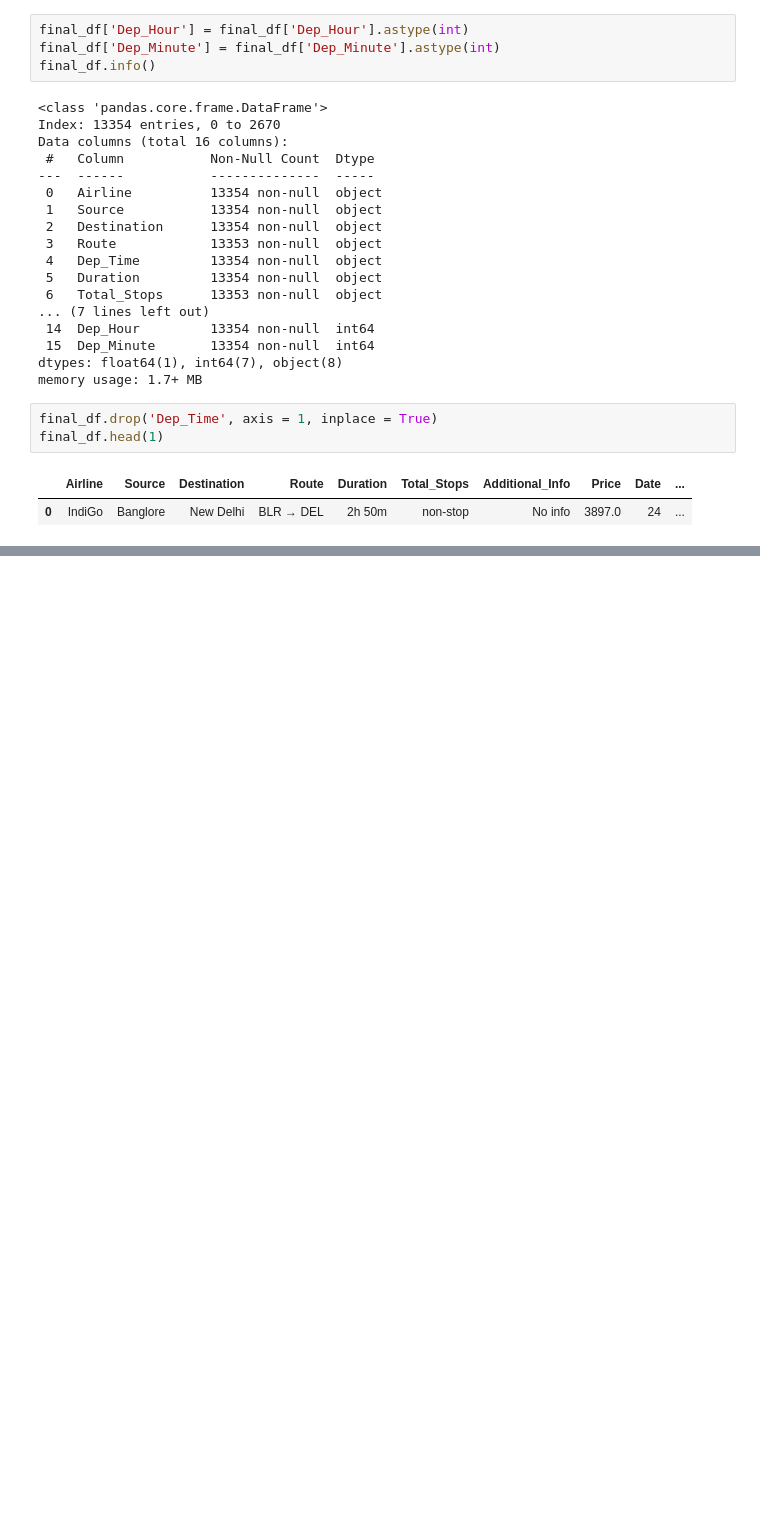
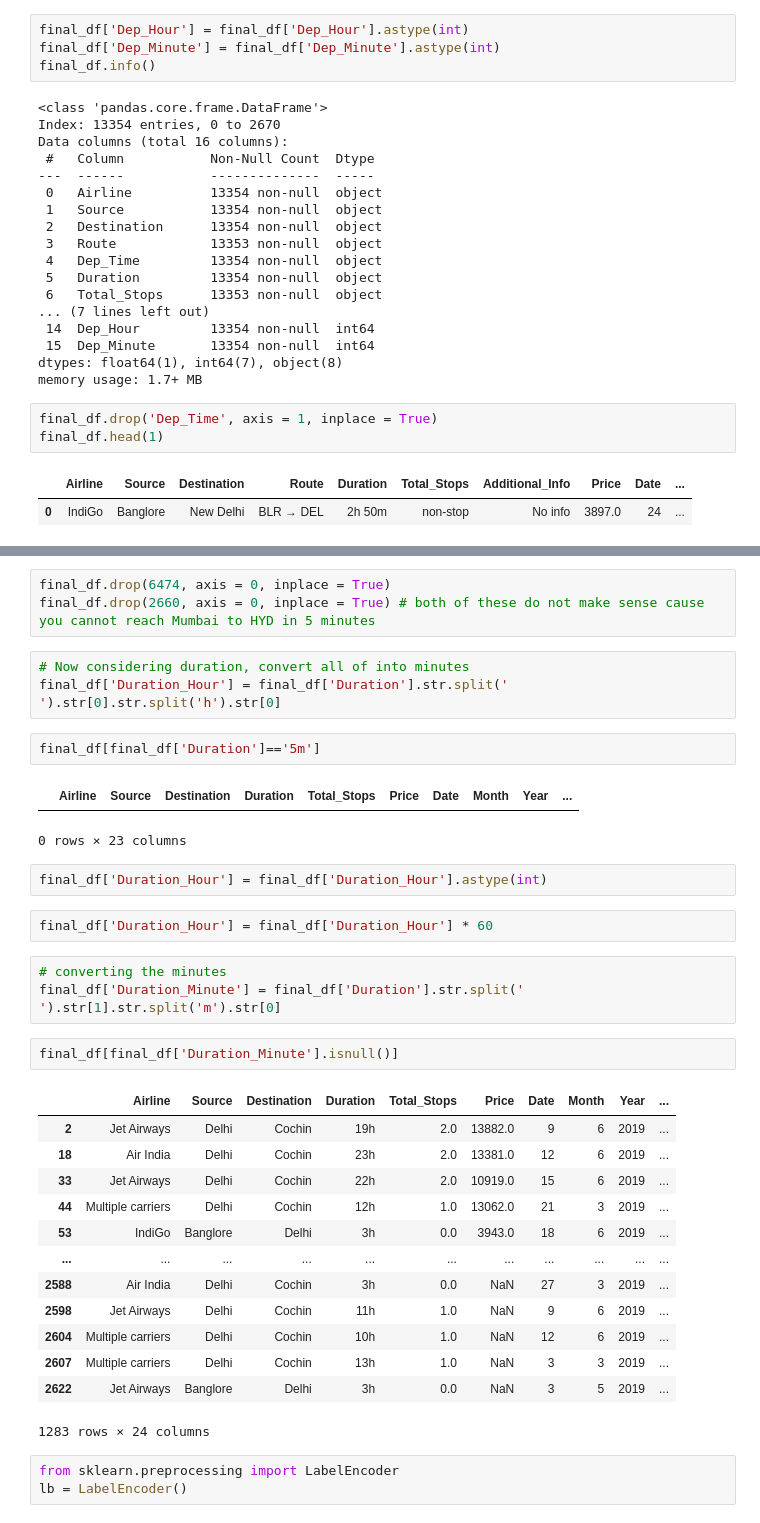
Before and after one commit to aks-ai/Flight-Prediction-DataSet-EDA, a Jupyter notebook: Flight_Price_Prediction_EDA.ipynb, the cells around one changed output, grey strips where cells are left out. Drawn from its saved outputs; the diff is of its cells as text; blank space fills up the shorter version.

```diff
--- a/Flight_Price_Prediction_EDA.ipynb
+++ b/Flight_Price_Prediction_EDA.ipynb
@@ -344,0 +450,37 @@ final_df.head(1)
+# %%
+final_df.drop(6474, axis = 0, inplace = True)
+final_df.drop(2660, axis = 0, inplace = True) # both of these do not make sense cause you cannot reach Mumbai to HYD in 5 minutes
+# %%
+# Now considering duration, convert all of into minutes
+final_df['Duration_Hour'] = final_df['Duration'].str.split(' ').str[0].str.split('h').str[0]
+# %%
+final_df[final_df['Duration']=='5m']
+# %% [output]
+|  | Airline | Source | Destination | Duration | Total_Stops | Price | Date | Month | Year | ... |
+0 rows × 23 columns
+# %%
+final_df['Duration_Hour'] = final_df['Duration_Hour'].astype(int)
+# %%
+final_df['Duration_Hour'] = final_df['Duration_Hour'] * 60
+# %%
+# converting the minutes
+final_df['Duration_Minute'] = final_df['Duration'].str.split(' ').str[1].str.split('m').str[0]
+# %%
+final_df[final_df['Duration_Minute'].isnull()]
+# %% [output]
+|  | Airline | Source | Destination | Duration | Total_Stops | Price | Date | Month | Year | ... |
+| 2 | Jet Airways | Delhi | Cochin | 19h | 2.0 | 13882.0 | 9 | 6 | 2019 | ... |
+| 18 | Air India | Delhi | Cochin | 23h | 2.0 | 13381.0 | 12 | 6 | 2019 | ... |
+| 33 | Jet Airways | Delhi | Cochin | 22h | 2.0 | 10919.0 | 15 | 6 | 2019 | ... |
+| 44 | Multiple carriers | Delhi | Cochin | 12h | 1.0 | 13062.0 | 21 | 3 | 2019 | ... |
+| 53 | IndiGo | Banglore | Delhi | 3h | 0.0 | 3943.0 | 18 | 6 | 2019 | ... |
+| ... | ... | ... | ... | ... | ... | ... | ... | ... | ... | ... |
+| 2588 | Air India | Delhi | Cochin | 3h | 0.0 | NaN | 27 | 3 | 2019 | ... |
+| 2598 | Jet Airways | Delhi | Cochin | 11h | 1.0 | NaN | 9 | 6 | 2019 | ... |
+| 2604 | Multiple carriers | Delhi | Cochin | 10h | 1.0 | NaN | 12 | 6 | 2019 | ... |
+| 2607 | Multiple carriers | Delhi | Cochin | 13h | 1.0 | NaN | 3 | 3 | 2019 | ... |
+| 2622 | Jet Airways | Banglore | Delhi | 3h | 0.0 | NaN | 3 | 5 | 2019 | ... |
+1283 rows × 24 columns
+# %%
+from sklearn.preprocessing import LabelEncoder
+lb = LabelEncoder()
```
Also changed, not shown: parts of 15 cells of this notebook.
